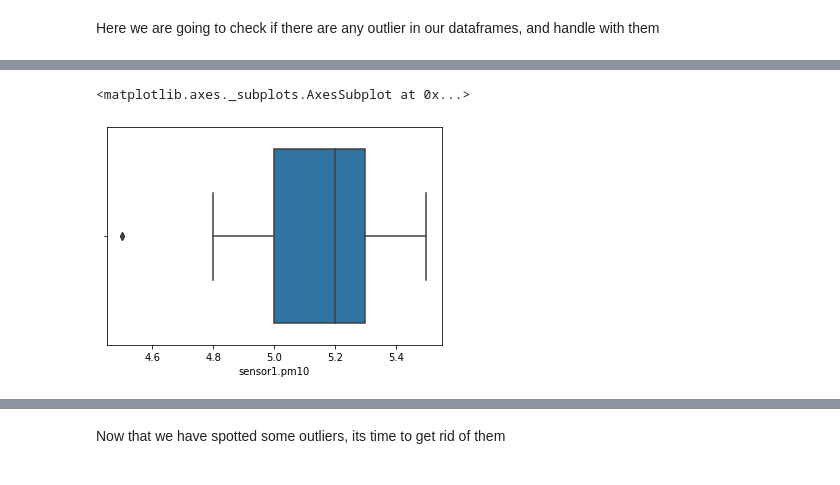
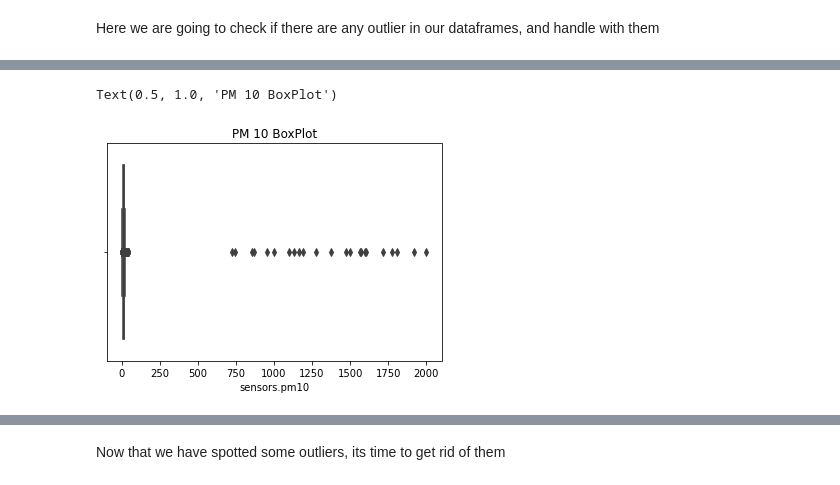
Before and after one commit to tiago-fontes/PEI, a Jupyter notebook: AlertAI/DataPreProcessing.ipynb, the cells around one changed output, grey strips where cells are left out. Saved outputs shown, nothing was run; the diff lists cells and outputs as text; code cells hidden in the pictures.

```diff
--- a/AlertAI/DataPreProcessing.ipynb
+++ b/AlertAI/DataPreProcessing.ipynb
@@ -25,7 +25,6 @@ from sklearn.utils import shuffle
 ## 2. Data Acquisition
 Step corresponding to gather the Data in order to manipulate it later on.
 # %%
-dataSensor1 = pd.read_csv("data/sensor1_raw.csv")
-dataSensor2 = pd.read_csv("data/sensor2_raw.csv")
-dataSensor1.head()
+data = pd.read_csv("data/raw_data.csv")
+data.head()
 # %% [output]
@@ -116,9 +104,7 @@ NAN Finder:
 # %% [markdown]
 Lets drop all the Nan Found
 # %%
-dataSensor1Clean = dataSensor1.dropna()
-dataSensor2Clean = dataSensor2.dropna()
-print("Sensor1: \n Antes -> %s \n Depois %s \n \n Sensor2: \n Antes ->  %s \n Depois -> %s " % (dataSensor1.shape[0],dataSensor1Clean.shape[0],dataSensor2.shape[0],dataSensor2Clean.shape[0]))
-print("\n")
-print("Foram removidos: \n Sensor1: %s \n Sensor2: %s" % (dataSensor1.shape[0]-dataSensor1Clean.shape[0],dataSensor2.shape[0]-dataSensor2Clean.shape[0]))
+dataClean = data.dropna()
+print("Dataset: \n Antes -> %s \n Depois %s " % (data.shape[0],dataClean.shape[0]))
+print("Foram removidos: %s" % (data.shape[0]-dataClean.shape[0]))
 # %% [output]
@@ -138,6 +116,5 @@ Foram removidos:
 Finally, we present a brief visual representation of how our datasets are composed in termos of unwanted values
 # %%
 #Assign the same variables for not making mistakes further
-dataSensor1 = dataSensor1Clean
-dataSensor2 = dataSensor2Clean
+data = dataClean
 # %%
@@ -199,5 +152,5 @@ Sensor1 BoxPlot
 # %%
-sns.boxplot(x=dataSensor1['sensor1.pm10'])
+sns.boxplot(x=data['sensors.pm10']).set_title('PM 10 BoxPlot')
 # %% [output]
-<matplotlib.axes._subplots.AxesSubplot at 0x...>
+Text(0.5, 1.0, 'PM 10 BoxPlot')
-[figure, old version]
+[figure, new version]
```
Also changed, not shown: parts of 51 cells of this notebook, 16 other files.
